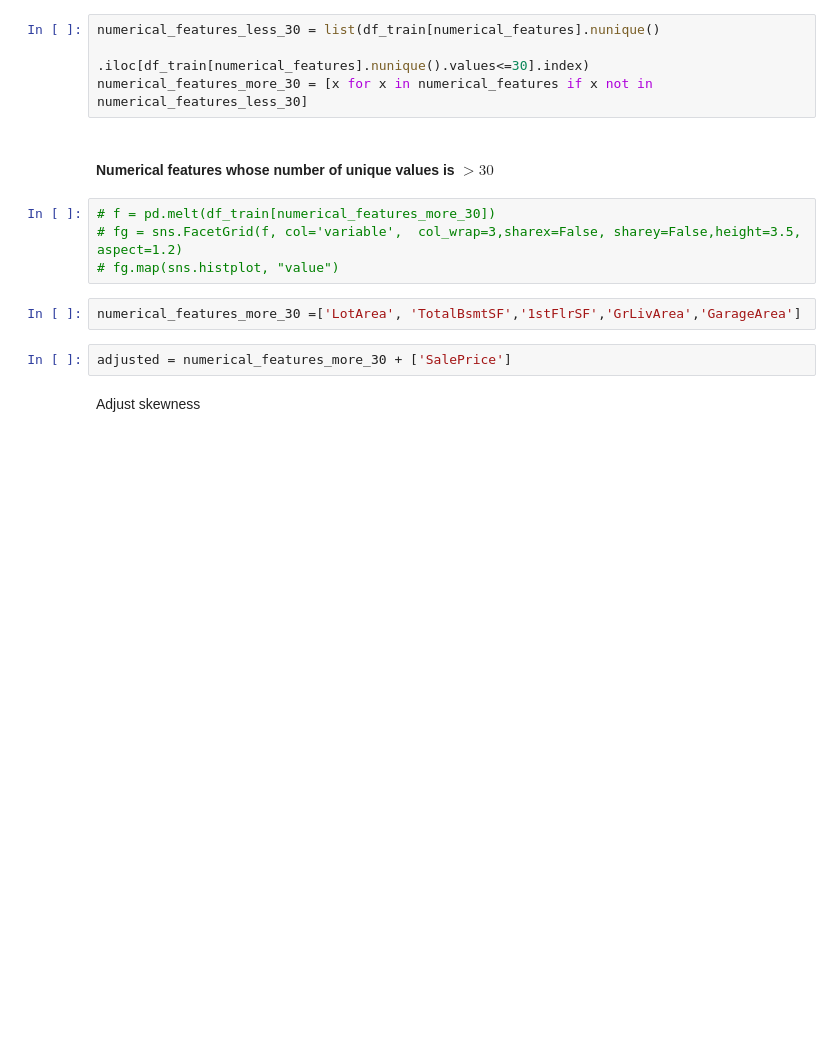
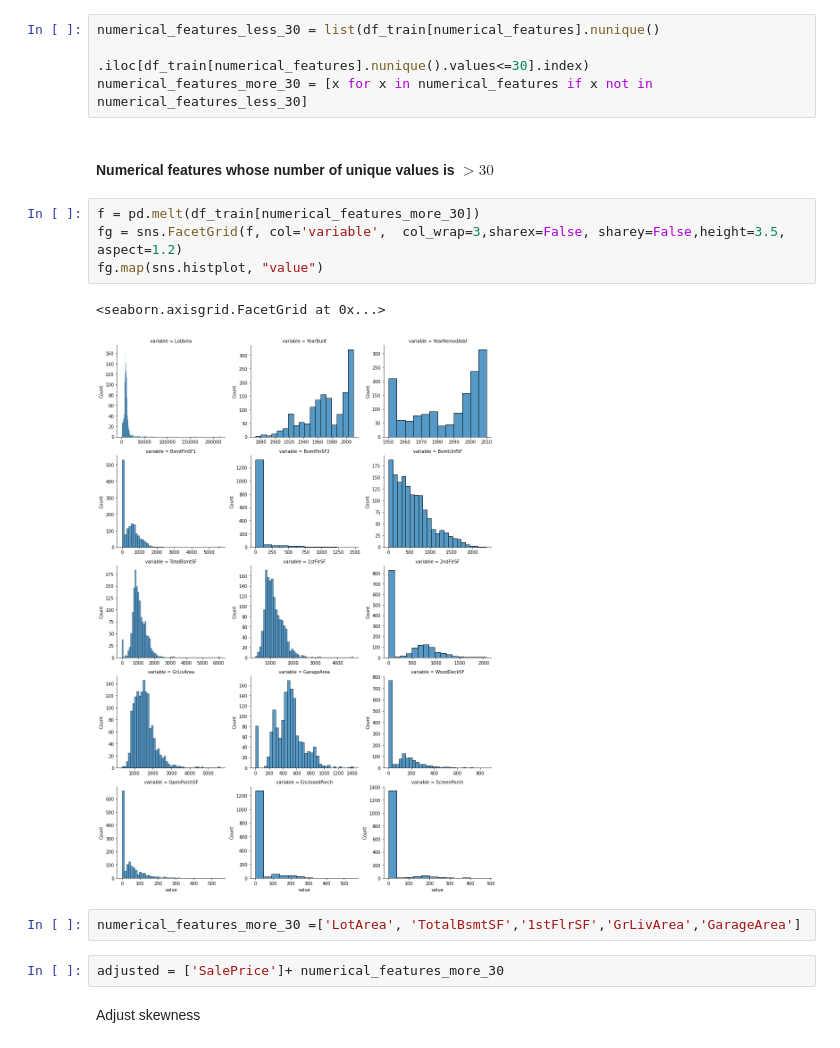
Before and after one commit to yd124/STA663FinalProject, a Jupyter notebook: EDA.ipynb, the cells around one changed output. Drawn from its saved outputs; the diff is of its cells as text; blank space fills up the shorter version.

```diff
--- a/EDA.ipynb
+++ b/EDA.ipynb
@@ -46,13 +46,16 @@ numerical_features_more_30 = [x for x in numerical_features if x not in numerica
 # %% [markdown]
 #### Numerical features whose number of unique values is $>30$
 # %%
-# f = pd.melt(df_train[numerical_features_more_30])
-# fg = sns.FacetGrid(f, col='variable',  col_wrap=3,sharex=False, sharey=False,height=3.5, aspect=1.2)
-# fg.map(sns.histplot, "value")
+f = pd.melt(df_train[numerical_features_more_30])
+fg = sns.FacetGrid(f, col='variable',  col_wrap=3,sharex=False, sharey=False,height=3.5, aspect=1.2)
+fg.map(sns.histplot, "value")
+# %% [output]
+<seaborn.axisgrid.FacetGrid at 0x...>
+[figure, added]
 # %%
 numerical_features_more_30 =['LotArea', 'TotalBsmtSF','1stFlrSF','GrLivArea','GarageArea']
 # %%
-adjusted = numerical_features_more_30 + ['SalePrice']
+adjusted = ['SalePrice']+ numerical_features_more_30
 # %% [markdown]
 Adjust skewness
 # %%
```
Also changed, not shown: parts of 16 cells of this notebook.
